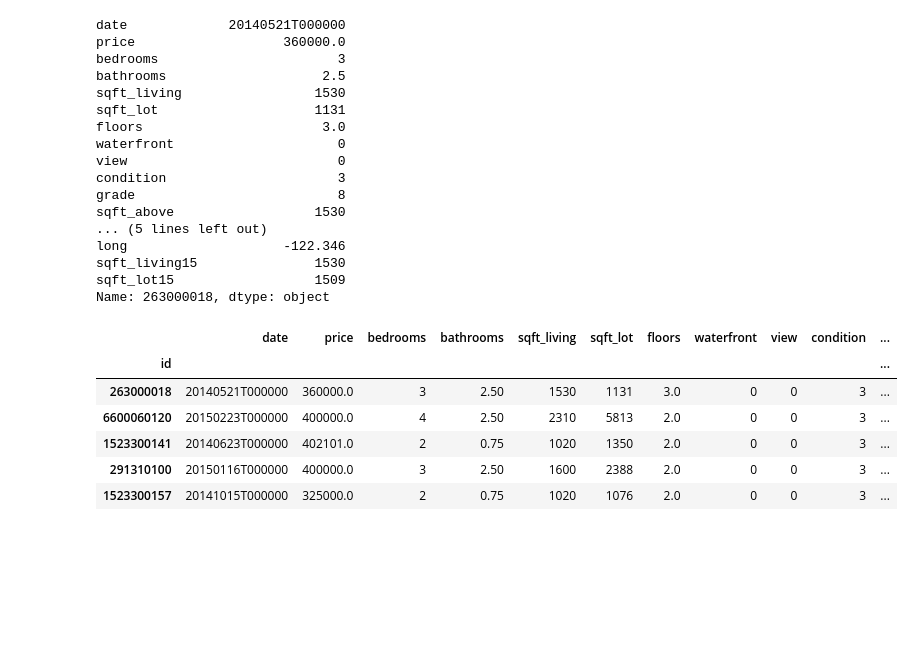
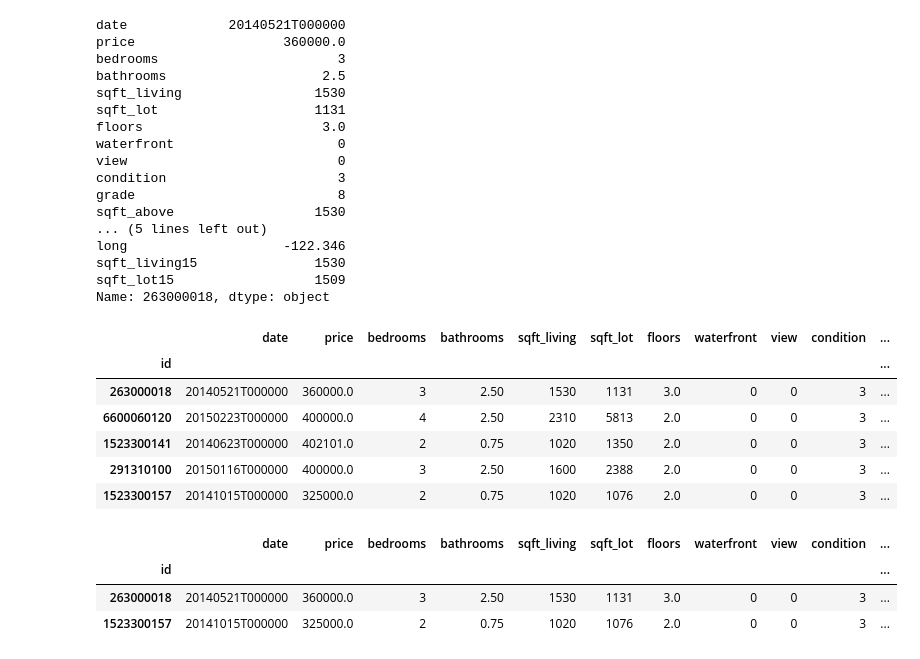
Before and after one commit to rajkumar-cod/DATA-ANALYTICS-USING-PYTHON, a Jupyter notebook: data analysis/analysis.ipynb, the cells around one changed output. Saved outputs shown, nothing was run; the diff lists cells and outputs as text; code cells hidden in the pictures; blank space fills up the shorter version.

```diff
--- a/data analysis/analysis.ipynb
+++ b/data analysis/analysis.ipynb
@@ -294,3 +294,10 @@ df.loc[263000018:1523300157]
 | 1523300141 | 20140623T000000 | 402101.0 | 2 | 0.75 | 1020 | 1350 | 2.0 | 0 | 0 | 3 | ... |
 | 291310100 | 20150116T000000 | 400000.0 | 3 | 2.50 | 1600 | 2388 | 2.0 | 0 | 0 | 3 | ... |
 | 1523300157 | 20141015T000000 | 325000.0 | 2 | 0.75 | 1020 | 1076 | 2.0 | 0 | 0 | 3 | ... |
+# %%
+df.loc[[263000018,1523300157]]
+# %% [output]
+|  | date | price | bedrooms | bathrooms | sqft_living | sqft_lot | floors | waterfront | view | condition | ... |
+| id |  |  |  |  |  |  |  |  |  |  | ... |
+| 263000018 | 20140521T000000 | 360000.0 | 3 | 2.50 | 1530 | 1131 | 3.0 | 0 | 0 | 3 | ... |
+| 1523300157 | 20141015T000000 | 325000.0 | 2 | 0.75 | 1020 | 1076 | 2.0 | 0 | 0 | 3 | ... |
```
Also changed, not shown: parts of 24 cells of this notebook, 5 other files.
